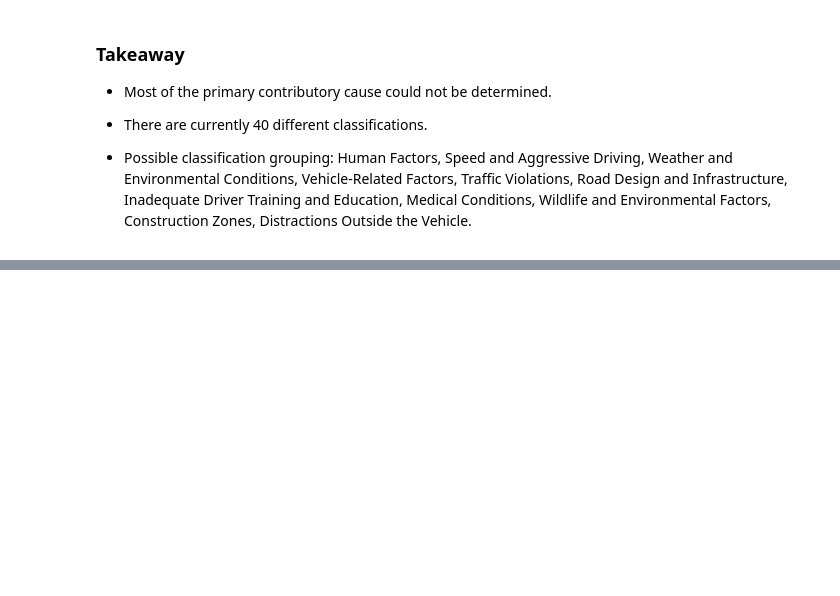
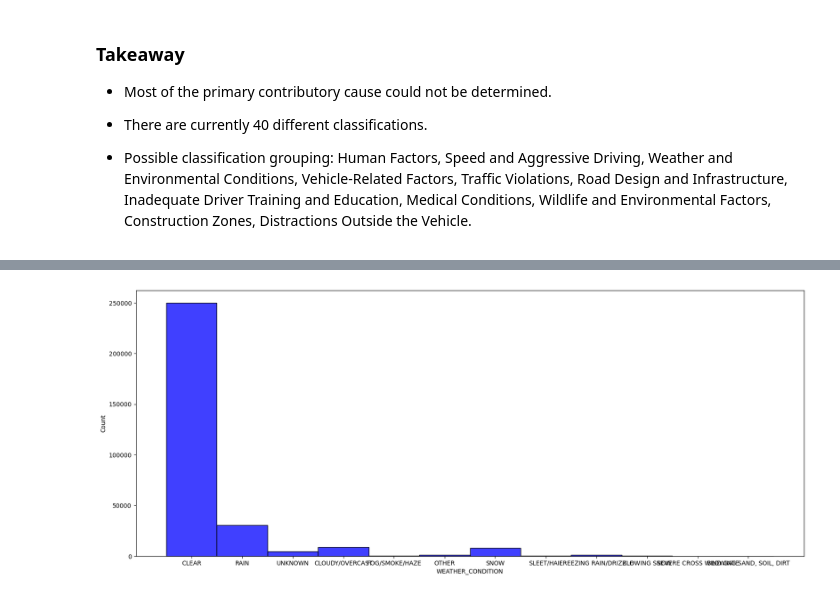
Before and after one commit to Ashendy/CarCrash_Chicago, a Jupyter notebook: DresMain.ipynb, the cells around one changed output, grey strips where cells are left out. Drawn from its saved outputs; the diff is of its cells as text; code cells hidden in the pictures; blank space fills up the shorter version.

```diff
--- a/DresMain.ipynb
+++ b/DresMain.ipynb
@@ -279,0 +455,8 @@ Name: count, dtype: int64
+# %%
+fig, ax = plt.subplots(figsize=(20, 8))
+
+sns.histplot(master_df, x='WEATHER_CONDITION', kde=False, color='blue', edgecolor='black')
+
+plt.show();
+# %% [output]
+[figure, added]
```
Also changed, not shown: parts of 28 cells of this notebook.
